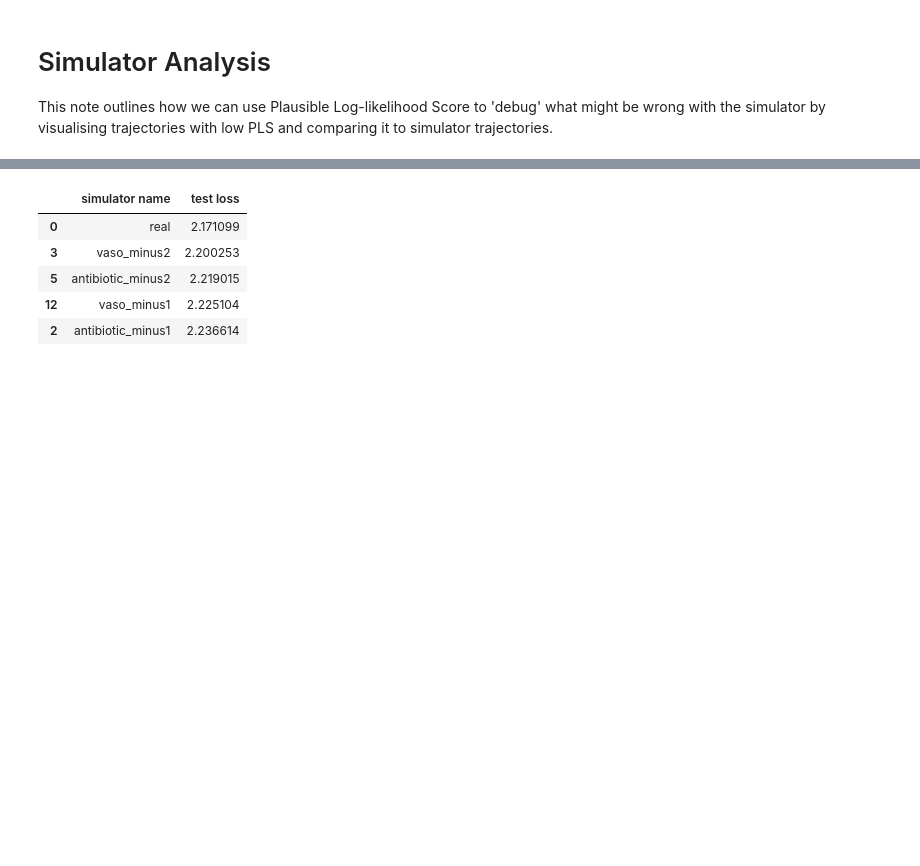
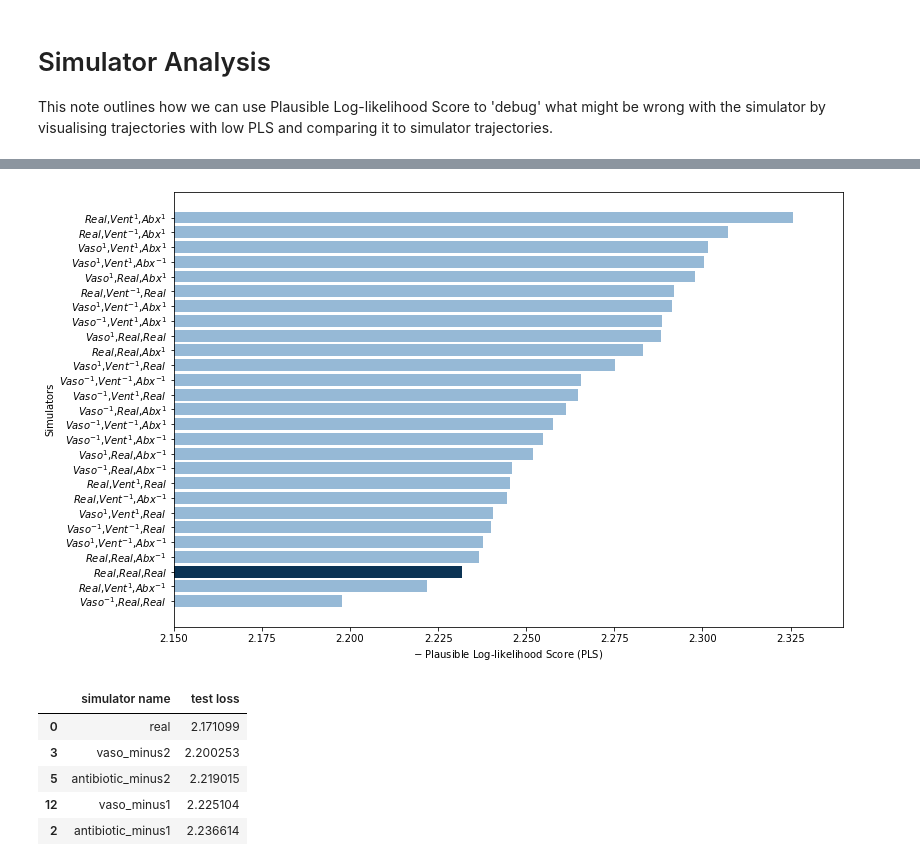
Before and after one commit to faaizT/SimulatorValidation, a Jupyter notebook: Sontag Simulator Results.ipynb, the cells around one changed output, grey strips where cells are left out. Cells and saved outputs as stored; diff of their text form; code cells hidden in the pictures; blank space fills up the shorter version.

Commit message:
Added experiment results for separate runs

```diff
--- a/Sontag Simulator Results.ipynb
+++ b/Sontag Simulator Results.ipynb
@@ -9,3 +9,8 @@ import matplotlib.pyplot as plt
 from matplotlib.ticker import FormatStrFormatter
 # %%
 import pandas
+# %%
+results = pd.read_csv('../gms-separate-sims/output.csv')
+# %%
+results.sort_values(by=['test loss'], inplace=True)
+results.head()
@@ -12,3 +24,40 @@ import pandas
+# %%
+simulator_names = {'real':'$Real$',
+                  'vaso_minus2': '$Vaso^{-2}$',
+                  'vaso_minus1': '$Vaso^{-1}$',
+                  'vaso1': '$Vaso^{1}$',
+                  'vaso2': '$Vaso^{2}$',
+                  'antibiotic_minus2': '$Abx^{-2}$',
+                  'antibiotic_minus1': '$Abx^{-1}$',
+                  'antibiotic1': '$Abx^{1}$',
+                  'antibiotic2': '$Abx^{2}$',
+                  'vent_minus2': '$Vent^{-2}$',
+                  'vent_minus1': '$Vent^{-1}$',
+                  'vent1': '$Vent^{1}$',
+                  'vent2': '$Vent^{2}$',
+                  }
+
+for index, row in results.iterrows():
+    results.at[index, 'Simulator'] = f"{simulator_names[row['simulator vaso']]},{simulator_names[row['simulator vent']]},{simulator_names[row['simulator abx']]}"
+# %%
+results.head()
+results = results[results['Simulator'].str.contains("2")==False]
+# %%
+%matplotlib inline
+fig, ax = plt.subplots(figsize=(12,8))
+mask_contains_real = results['Simulator'].str.contains("\$Real\$.*\$Real\$", regex=True)
+mask = results['Simulator'] == "$Real$,$Real$,$Real$"
+plt.barh(results['Simulator'], results['test loss'], color='#96b9d6')
+# plt.barh(results['Simulator'][mask_contains_real], results['test loss'][mask_contains_real])
+plt.barh(results['Simulator'][mask], results['test loss'][mask], color='#0b3354')
+plt.xlabel('$-$ Plausible Log-likelihood Score (PLS)')
+plt.ylabel('Simulators')
+plt.xlim([2.15, 2.34])
+# for label in (ax.get_xticklabels() + ax.get_yticklabels()):
+#     label.set_fontsize(18)
+plt.show()
+# %% [output]
+[figure, added]
 # %%
 results = pd.read_csv('../gms-glucose-diab-missing-run9/output.csv')
 # %%
```
Also changed, not shown: parts of 1 cell of this notebook.
